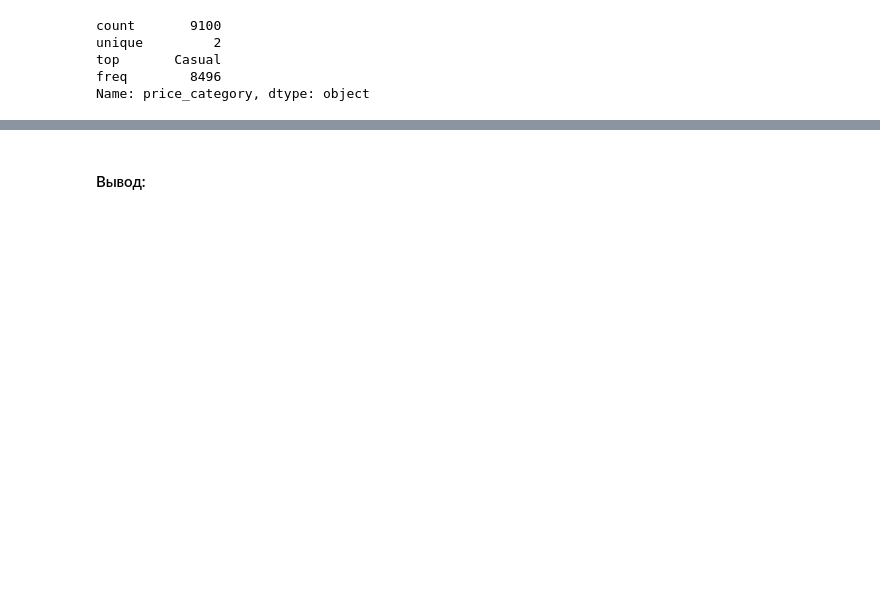
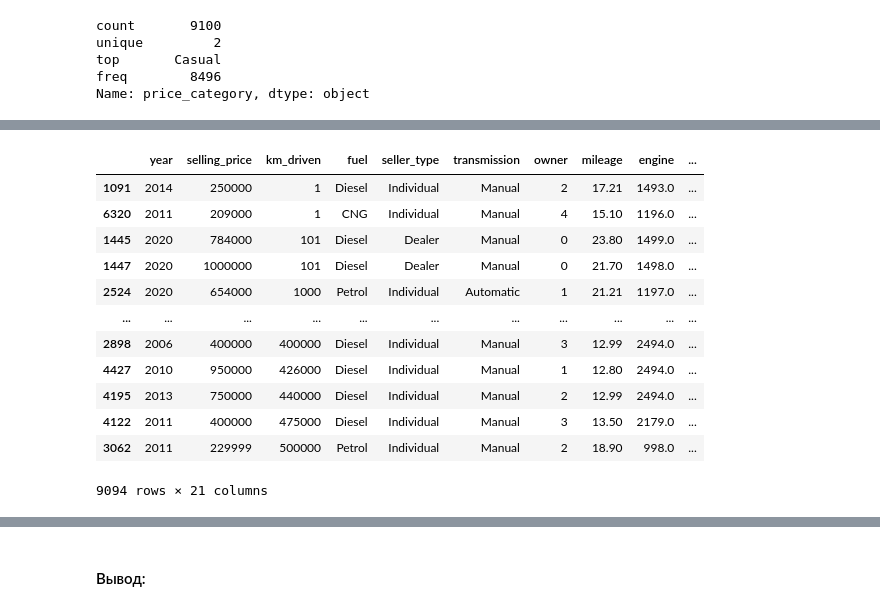
Before and after one commit to LlirikOknessu/tpu-8e22-ML-course, a Jupyter notebook: Mischenkov_N/data/EDA_cars.ipynb, the cells around one changed output, grey strips where cells are left out. Drawn from its saved outputs; the diff is of its cells as text; code cells hidden in the pictures; blank space fills up the shorter version.

```diff
--- a/Mischenkov_N/data/EDA_cars.ipynb
+++ b/Mischenkov_N/data/EDA_cars.ipynb
@@ -420,3 +521,19 @@ Name: price_category, dtype: object
+# %%
+combined_df
+# %% [output]
+|  | year | selling_price | km_driven | fuel | seller_type | transmission | owner | mileage | engine | ... |
+| 1091 | 2014 | 250000 | 1 | Diesel | Individual | Manual | 2 | 17.21 | 1493.0 | ... |
+| 6320 | 2011 | 209000 | 1 | CNG | Individual | Manual | 4 | 15.10 | 1196.0 | ... |
+| 1445 | 2020 | 784000 | 101 | Diesel | Dealer | Manual | 0 | 23.80 | 1499.0 | ... |
+| 1447 | 2020 | 1000000 | 101 | Diesel | Dealer | Manual | 0 | 21.70 | 1498.0 | ... |
+| 2524 | 2020 | 654000 | 1000 | Petrol | Individual | Automatic | 1 | 21.21 | 1197.0 | ... |
+| ... | ... | ... | ... | ... | ... | ... | ... | ... | ... | ... |
+| 2898 | 2006 | 400000 | 400000 | Diesel | Individual | Manual | 3 | 12.99 | 2494.0 | ... |
+| 4427 | 2010 | 950000 | 426000 | Diesel | Individual | Manual | 1 | 12.80 | 2494.0 | ... |
+| 4195 | 2013 | 750000 | 440000 | Diesel | Individual | Manual | 2 | 12.99 | 2494.0 | ... |
+| 4122 | 2011 | 400000 | 475000 | Diesel | Individual | Manual | 3 | 13.50 | 2179.0 | ... |
+| 3062 | 2011 | 229999 | 500000 | Petrol | Individual | Manual | 2 | 18.90 | 998.0 | ... |
+9094 rows × 21 columns
 # %%
 import matplotlib.ticker as ticker
 # Создание графика для Casual автомобилей
```
Also changed, not shown: parts of 21 cells of this notebook, 27 other files.
